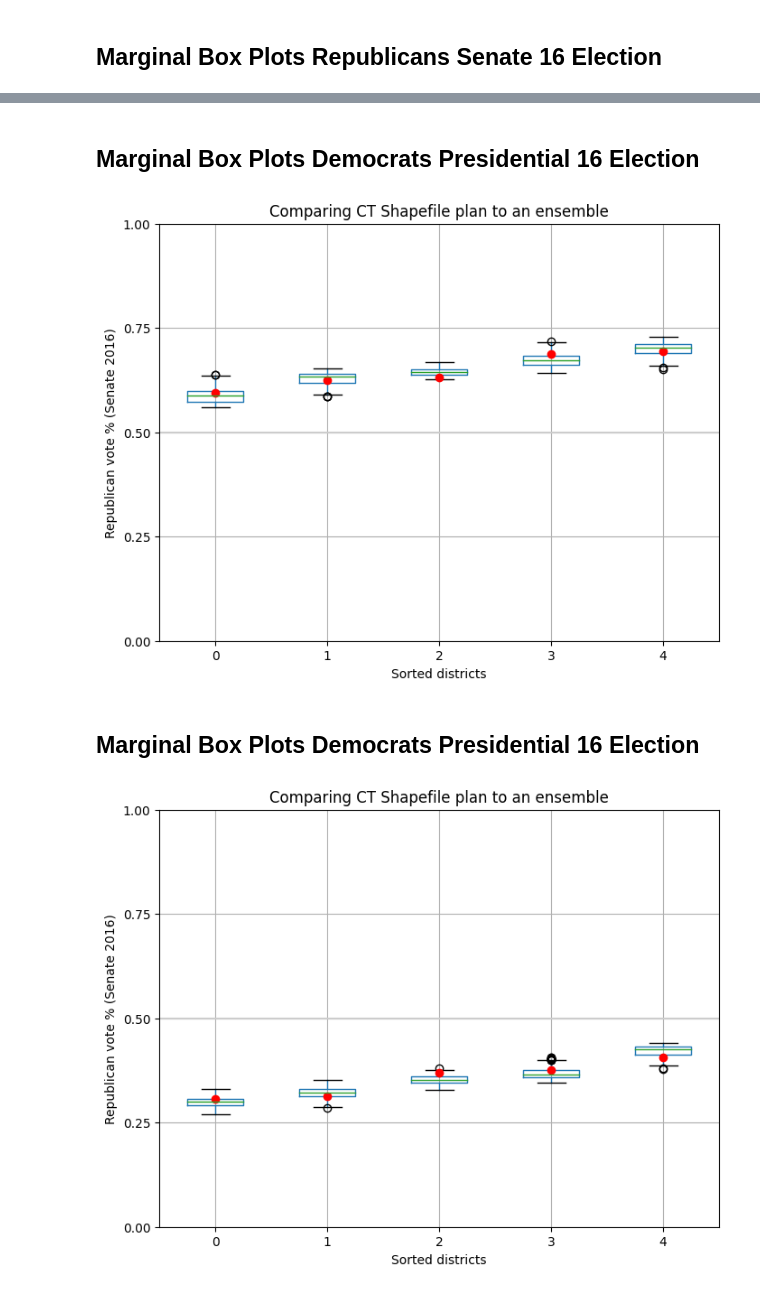
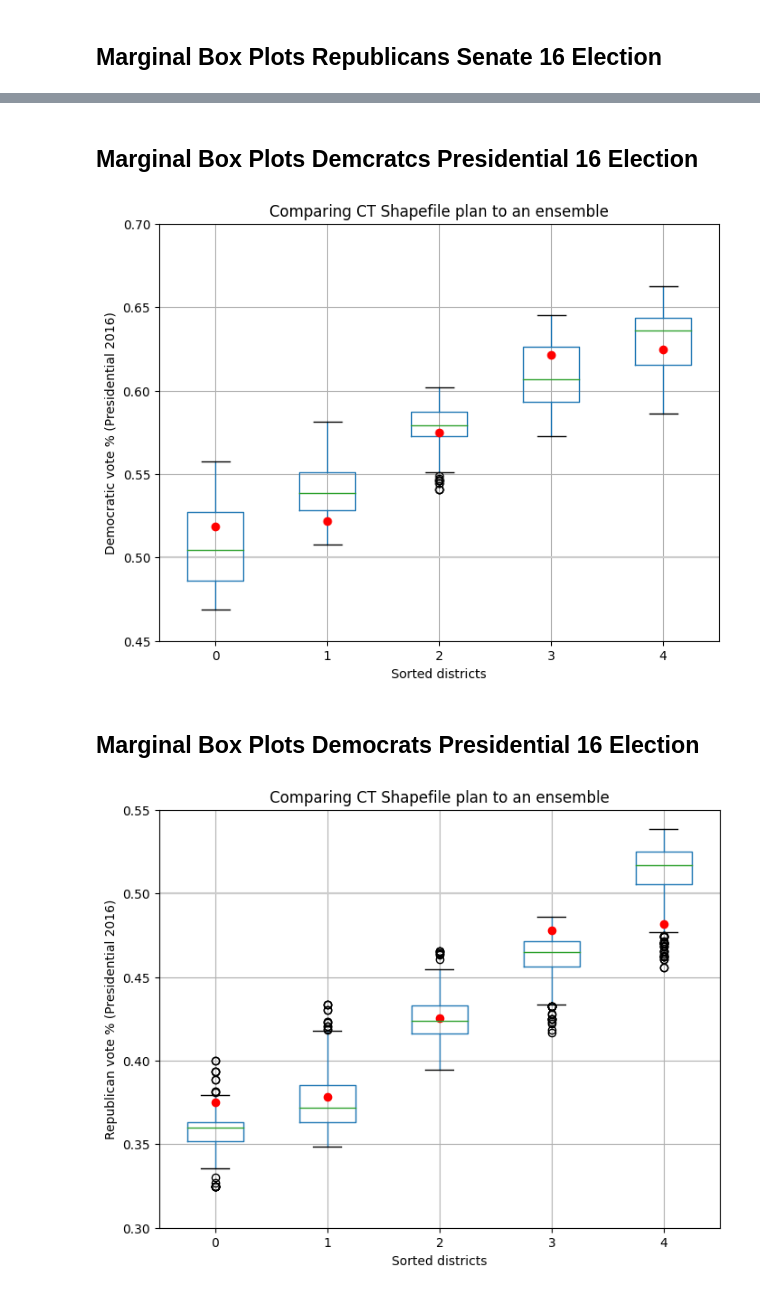
Before and after one commit to blaydeomura/AI_for_redistricting_final_project, a Jupyter notebook: CT_recom.ipynb, the cells around one changed output, grey strips where cells are left out. Cells and saved outputs as stored; diff of their text form; code cells hidden in the pictures.

Commit message:
Updated box plot sizes

```diff
--- a/CT_recom.ipynb
+++ b/CT_recom.ipynb
@@ -164,5 +164,5 @@ plt.show()
 # %% [markdown]
-## Marginal Box Plots Democrats Presidential 16 Election
+## Marginal Box Plots Demcratcs Presidential 16 Election
 # %%
 # data frame that keeps track of percent democratic and sort it
 data_dem_pres = pd.DataFrame(
@@ -184,42 +184,42 @@ plt.plot(data_dem_pres.iloc[0], "ro")
 
 # Annotate
 ax.set_title("Comparing CT Shapefile plan to an ensemble")
-ax.set_ylabel("Republican vote % (Senate 2016)")
+ax.set_ylabel("Democratic vote % (Presidential 2016)")
 ax.set_xlabel("Sorted districts")
-ax.set_ylim(0, 1)
-ax.set_yticks([0, 0.25, 0.5, 0.75, 1])
+ax.set_ylim(0.45, .7)
+ax.set_yticks([0.45, 0.5, 0.55, 0.6, 0.65, 0.7])
 
 plt.show()
 # %% [output]
-[figure, old version]
+[figure, new version]
 # %% [markdown]
 ## Marginal Box Plots Democrats Presidential 16 Election
 # %%
 # data frame that keeps track of percent democratic and sort it
 data_rep_pres = pd.DataFrame(
-    sorted(partition["SEN16"].percents("Republican"))
+    sorted(partition["PRES16"].percents("Republican"))
     for partition in chain.with_progress_bar()
 )
 # %%
 # makes box plots look reasonable
 fig, ax = plt.subplots(figsize=(8, 6))
 
 # Draw 50% line
 ax.axhline(0.5, color="#cccccc")
 
 # Draw boxplot
 data_rep_pres.boxplot(ax=ax, positions=range(len(data_rep_pres.columns)))
 
 # Draw initial plan's Democratic vote %s (.iloc[0] gives the first row, which corresponds to the initial plan)
 plt.plot(data_rep_pres.iloc[0], "ro")
 
 # Annotate
 ax.set_title("Comparing CT Shapefile plan to an ensemble")
-ax.set_ylabel("Republican vote % (Senate 2016)")
+ax.set_ylabel("Republican vote % (Presidential 2016)")
 ax.set_xlabel("Sorted districts")
-ax.set_ylim(0, 1)
-ax.set_yticks([0, 0.25, 0.5, 0.75, 1])
+ax.set_ylim(0.3, 0.55)
+ax.set_yticks([0.3, 0.35, 0.4, 0.45, 0.5, 0.55])
 
 plt.show()
 # %% [output]
-[figure, old version]
+[figure, new version]
```
Also changed, not shown: parts of 8 cells of this notebook.
